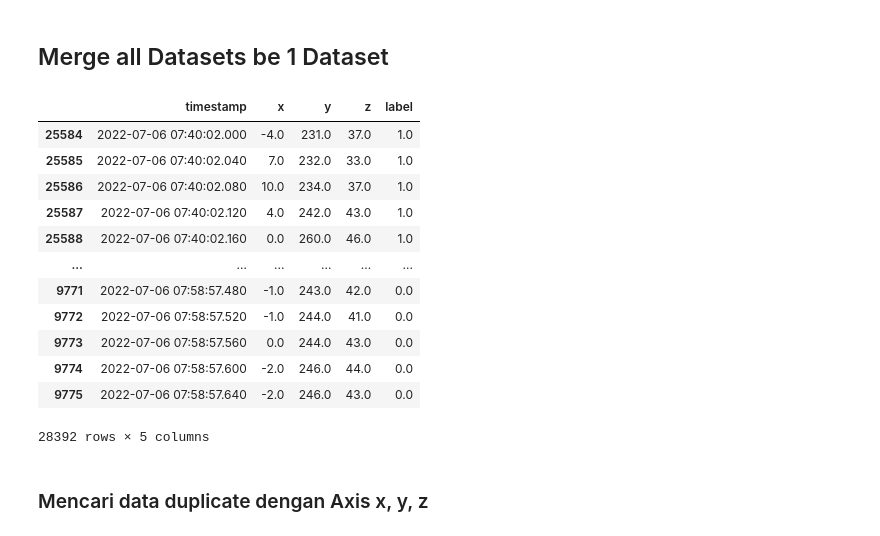
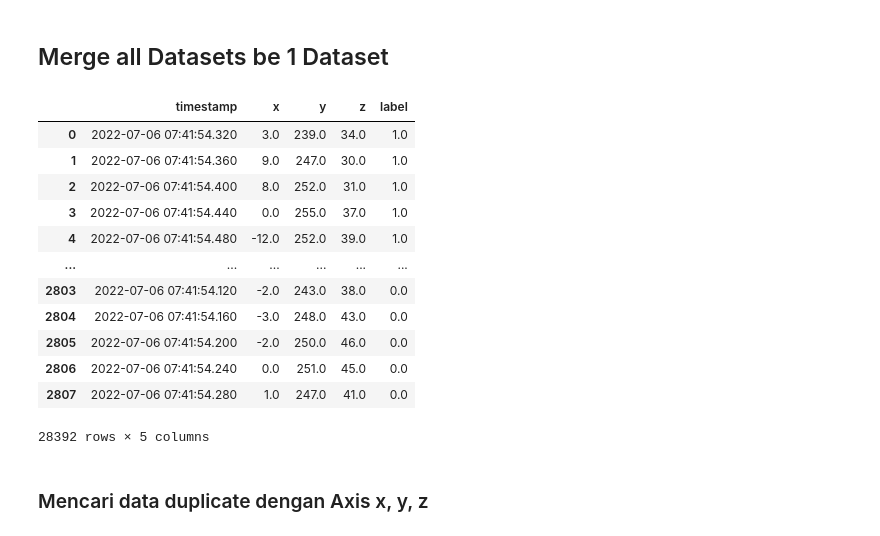
Before and after one commit to yoelagustinus/TechnicalTest-eFishery, a Jupyter notebook: Jawaban no 1 - no 2.ipynb, the cells around one changed output. Saved outputs shown, nothing was run; the diff lists cells and outputs as text; code cells hidden in the pictures.

```diff
--- a/Jawaban no 1 - no 2.ipynb
+++ b/Jawaban no 1 - no 2.ipynb
@@ -152,24 +152,25 @@ df_102,
 df_103,
 df_161,
 df_162,
-df_163], ignore_index=True)
+df_163])
+
+# , ignore_index=True
-# %%
-# asc by timestamp
-merged_df.sort_values('timestamp',ascending=True)
-# %% [output]
-|  | timestamp | x | y | z | label |
-| 25584 | 2022-07-06 07:40:02.000 | -4.0 | 231.0 | 37.0 | 1.0 |
-| 25585 | 2022-07-06 07:40:02.040 | 7.0 | 232.0 | 33.0 | 1.0 |
-| 25586 | 2022-07-06 07:40:02.080 | 10.0 | 234.0 | 37.0 | 1.0 |
-| 25587 | 2022-07-06 07:40:02.120 | 4.0 | 242.0 | 43.0 | 1.0 |
-| 25588 | 2022-07-06 07:40:02.160 | 0.0 | 260.0 | 46.0 | 1.0 |
-| ... | ... | ... | ... | ... | ... |
-| 9771 | 2022-07-06 07:58:57.480 | -1.0 | 243.0 | 42.0 | 0.0 |
-| 9772 | 2022-07-06 07:58:57.520 | -1.0 | 244.0 | 41.0 | 0.0 |
-| 9773 | 2022-07-06 07:58:57.560 | 0.0 | 244.0 | 43.0 | 0.0 |
-| 9774 | 2022-07-06 07:58:57.600 | -2.0 | 246.0 | 44.0 | 0.0 |
-| 9775 | 2022-07-06 07:58:57.640 | -2.0 | 246.0 | 43.0 | 0.0 |
-28392 rows × 5 columns
+# %%
+merged_df
+# %% [output]
+|  | timestamp | x | y | z | label |
+| 0 | 2022-07-06 07:41:54.320 | 3.0 | 239.0 | 34.0 | 1.0 |
+| 1 | 2022-07-06 07:41:54.360 | 9.0 | 247.0 | 30.0 | 1.0 |
+| 2 | 2022-07-06 07:41:54.400 | 8.0 | 252.0 | 31.0 | 1.0 |
+| 3 | 2022-07-06 07:41:54.440 | 0.0 | 255.0 | 37.0 | 1.0 |
+| 4 | 2022-07-06 07:41:54.480 | -12.0 | 252.0 | 39.0 | 1.0 |
+| ... | ... | ... | ... | ... | ... |
+| 2803 | 2022-07-06 07:41:54.120 | -2.0 | 243.0 | 38.0 | 0.0 |
+| 2804 | 2022-07-06 07:41:54.160 | -3.0 | 248.0 | 43.0 | 0.0 |
+| 2805 | 2022-07-06 07:41:54.200 | -2.0 | 250.0 | 46.0 | 0.0 |
+| 2806 | 2022-07-06 07:41:54.240 | 0.0 | 251.0 | 45.0 | 0.0 |
+| 2807 | 2022-07-06 07:41:54.280 | 1.0 | 247.0 | 41.0 | 0.0 |
+28392 rows × 5 columns
 # %% [markdown]
 ### Mencari data duplicate dengan Axis x, y, z
 # %%
```
Also changed, not shown: parts of 3 cells of this notebook.
